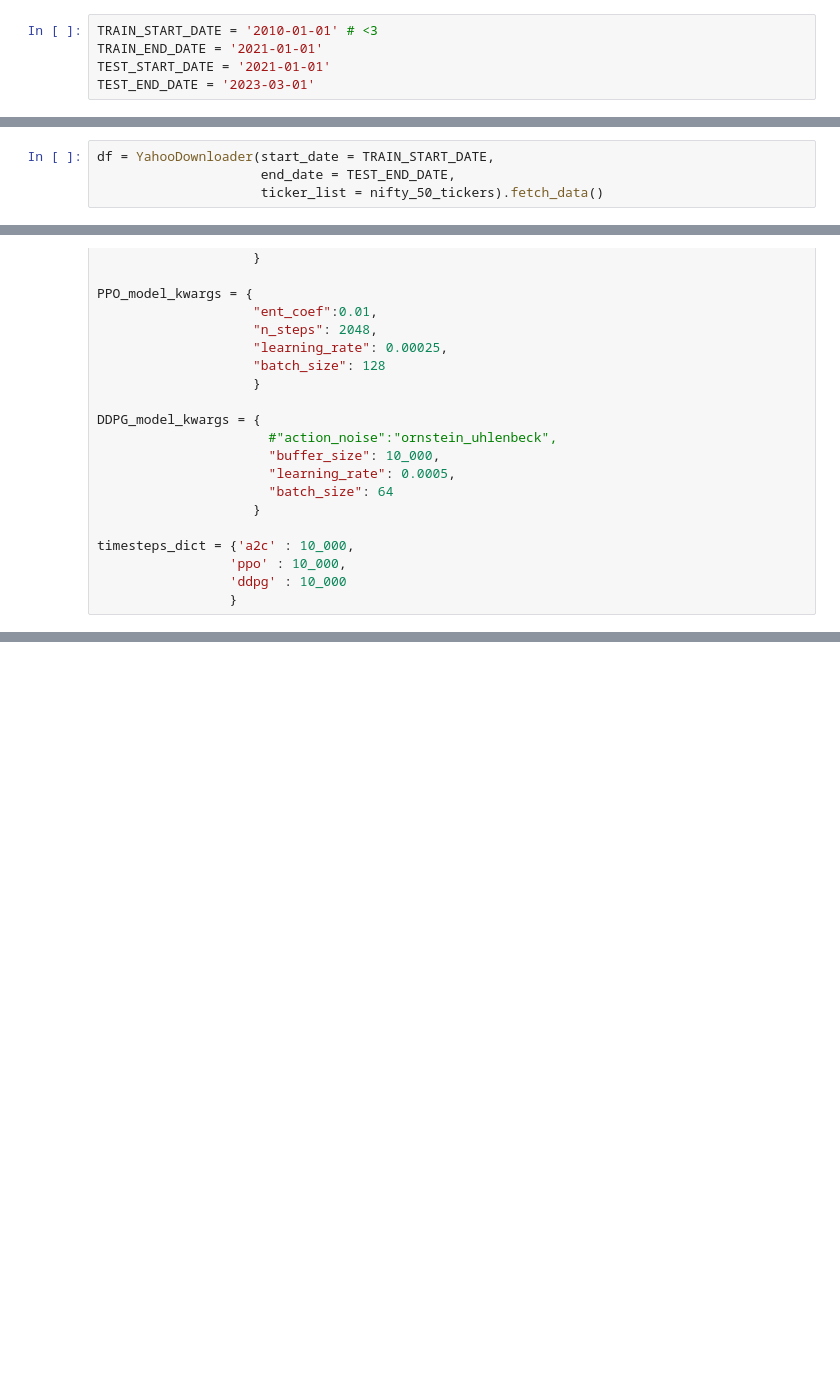
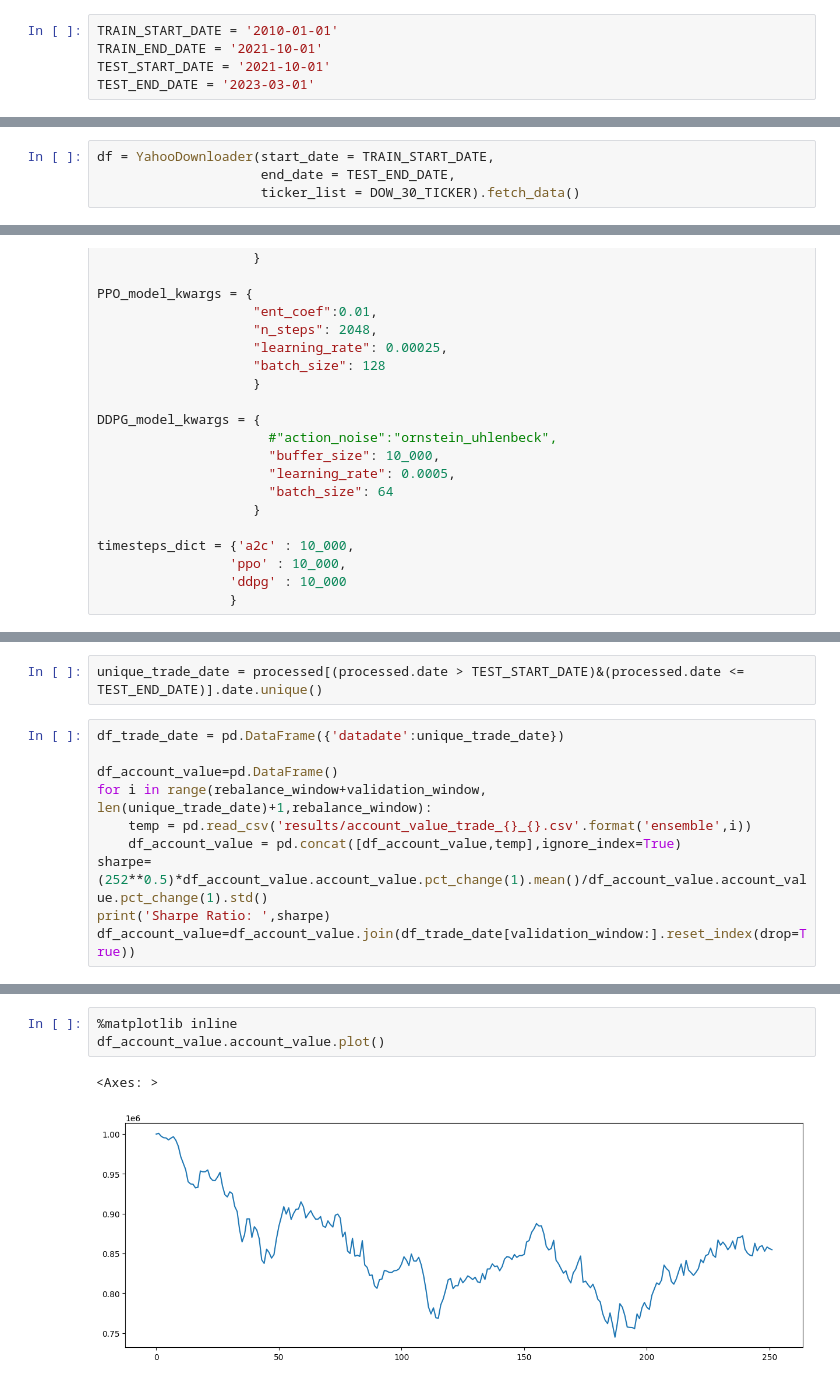
Before and after one commit to 0-JackFrost-0/CS-337-project, a Jupyter notebook: main.ipynb, the cells around one changed output, grey strips where cells are left out. Drawn from its saved outputs; the diff is of its cells as text; blank space fills up the shorter version.

Commit message:
working ensemble

```diff
--- a/main.ipynb
+++ b/main.ipynb
@@ -6,5 +7,5 @@ import numpy as np
 # %%
-TRAIN_START_DATE = '2010-01-01' # <3
-TRAIN_END_DATE = '2021-01-01'
-TEST_START_DATE = '2021-01-01'
+TRAIN_START_DATE = '2010-01-01'
+TRAIN_END_DATE = '2021-10-01'
+TEST_START_DATE = '2021-10-01'
 TEST_END_DATE = '2023-03-01'
@@ -94,7 +110,7 @@ DOW_30_TICKER = [
 # %%
 df = YahooDownloader(start_date = TRAIN_START_DATE,
                      end_date = TEST_END_DATE,
-                     ticker_list = nifty_50_tickers).fetch_data()
+                     ticker_list = DOW_30_TICKER).fetch_data()
 # %% [output]
 [*********************100%%**********************]  1 of 1 completed
 [*********************100%%**********************]  1 of 1 completed
@@ -229,0 +257,12 @@ ValueError: could not broadcast input array from shape (194,) into shape (199,)
+# %%
+unique_trade_date = processed[(processed.date > TEST_START_DATE)&(processed.date <= TEST_END_DATE)].date.unique()
+# %%
+df_trade_date = pd.DataFrame({'datadate':unique_trade_date})
+
+df_account_value=pd.DataFrame()
+for i in range(rebalance_window+validation_window, len(unique_trade_date)+1,rebalance_window):
+    temp = pd.read_csv('results/account_value_trade_{}_{}.csv'.format('ensemble',i))
+    df_account_value = pd.concat([df_account_value,temp],ignore_index=True)
+sharpe=(252**0.5)*df_account_value.account_value.pct_change(1).mean()/df_account_value.account_value.pct_change(1).std()
+print('Sharpe Ratio: ',sharpe)
+df_account_value=df_account_value.join(df_trade_date[validation_window:].reset_index(drop=True))
@@ -229,0 +280,6 @@ ValueError: could not broadcast input array from shape (194,) into shape (199,)
+# %%
+%matplotlib inline
+df_account_value.account_value.plot()
+# %% [output]
+<Axes: >
+[figure, added]
```
Also changed, not shown: parts of 24 cells of this notebook, 4 other files.
